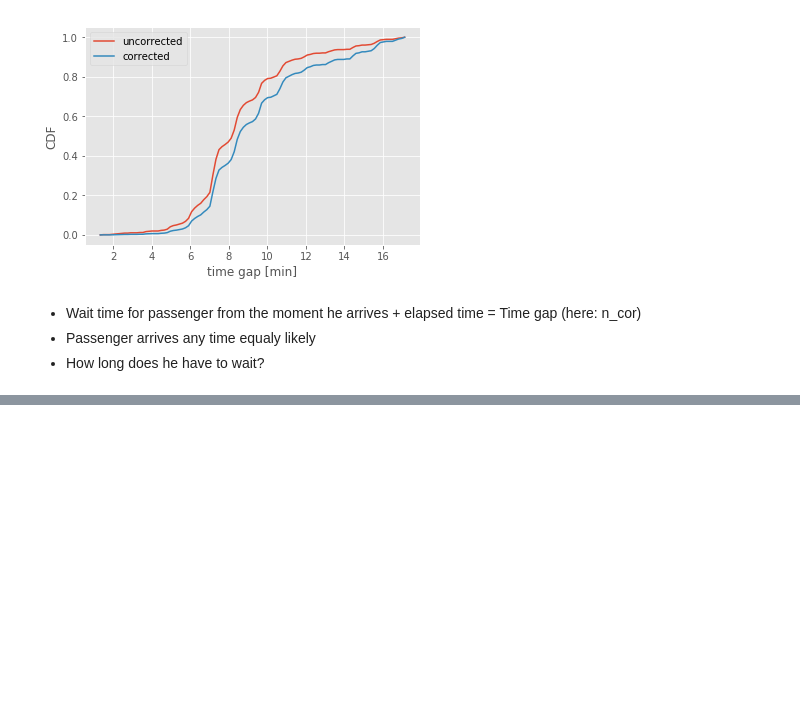
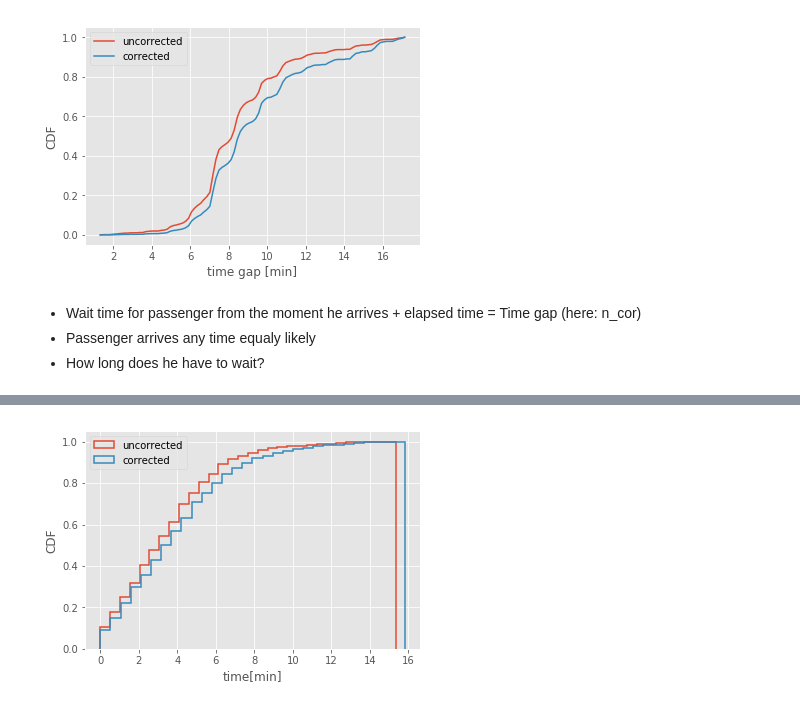
Before and after one commit to fdelia/VBZ-Fahrzeiten, a Jupyter notebook: VBZ Fahrzeiten Prediction.ipynb, the cells around one changed output, grey strips where cells are left out. Saved outputs shown, nothing was run; the diff lists cells and outputs as text; code cells hidden in the pictures; blank space fills up the shorter version.

Commit message:
added sampling

```diff
--- a/VBZ Fahrzeiten Prediction.ipynb
+++ b/VBZ Fahrzeiten Prediction.ipynb
@@ -348,0 +367,34 @@ plt.show()
+# %%
+# Just for fun, let's do some sampling
+# This is how the "waiting time" distribution should look like (above)
+import random
+n_cor = numpy.array(n_cor)
+
+samples = []
+samples_uncor = []
+for i in range(0, 10000):
+    # Time gap
+    z = random.uniform(0, 1)
+    i = len(n_cor[n_cor<=z]) # get index of last element<=z
+    gap = bins[i]
+    # Time passenger arrives
+    t = random.choice(bins[0:i+1]) # t shouldn't be negative, else the passenger will just get the next tram/bus
+
+    samples.append(gap - t)
+
+    # Again for the uncorrected samples
+    i = len(n[n<=z])
+    gap = bins[i]
+    t = random.choice(bins[0:i+1])
+    samples_uncor.append(gap - t)
+
+plt.hist(samples_uncor, bins=30, normed=1, histtype='step', cumulative=True, linewidth=1.5, label='uncorrected')
+plt.hist(samples, bins=30, normed=1, histtype='step', cumulative=True, linewidth=1.5, label='corrected')
+
+plt.xlabel('time [min]')
+plt.ylabel('CDF')
+
+plt.legend(loc='upper left')
+plt.show()
+# %% [output]
+[figure, added]
```
Also changed, not shown: parts of 3 cells of this notebook.
